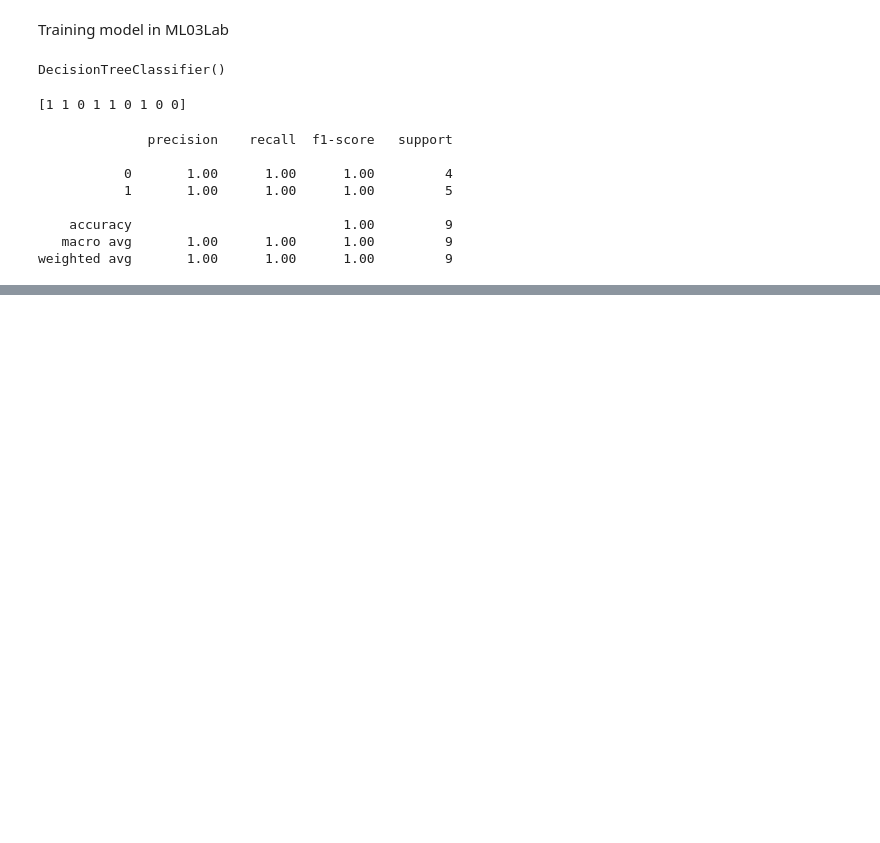
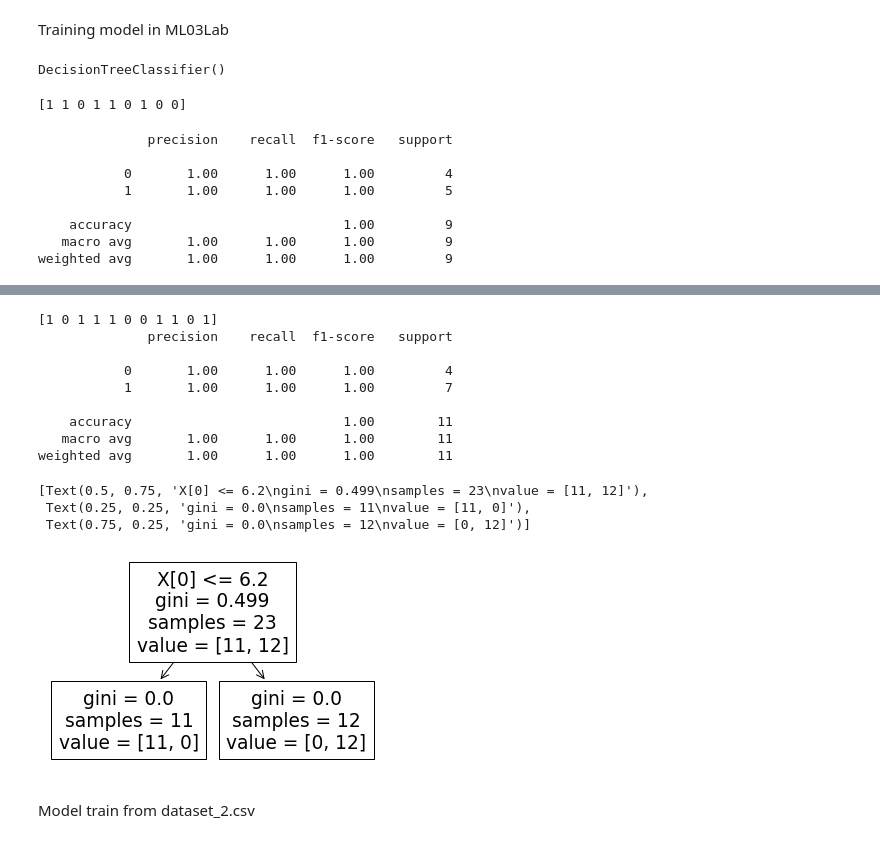
Before and after one commit to An1ndya/IIT-Kharagpur, a Jupyter notebook: ML02_Lab+ML03_Lab.ipynb, the cells around one changed output, grey strips where cells are left out. Saved outputs shown, nothing was run; the diff lists cells and outputs as text; code cells hidden in the pictures; blank space fills up the shorter version.

```diff
--- a/ML02_Lab+ML03_Lab.ipynb
+++ b/ML02_Lab+ML03_Lab.ipynb
@@ -112,0 +121,43 @@ weighted avg       1.00      1.00      1.00         9
+# %%
+
+import pandas as pd
+df=pd.read_csv("./dataset_1_modified.csv")
+df.head()
+#preprocessing
+x=df[['x','y']].to_numpy()
+y=df['label'].to_numpy()
+
+from sklearn.model_selection import train_test_split
+
+X_train, x_test, Y_train, y_test = train_test_split(x,y, test_size=0.3)
+
+from sklearn.tree import DecisionTreeClassifier
+
+classifier = DecisionTreeClassifier()
+
+classifier.fit(X_train, Y_train)
+
+y_pred = classifier.predict(x_test)
+print(y_pred)
+from sklearn.metrics import classification_report
+
+print(classification_report(y_pred,y_test))
+
+from sklearn import tree
+tree.plot_tree(classifier)
+# %% [output]
+[1 0 1 1 1 0 0 1 1 0 1]
+              precision    recall  f1-score   support
+
+           0       1.00      1.00      1.00         4
+           1       1.00      1.00      1.00         7
+
+    accuracy                           1.00        11
+   macro avg       1.00      1.00      1.00        11
+weighted avg       1.00      1.00      1.00        11
+[Text(0.5, 0.75, 'X[0] <= 6.2\ngini = 0.499\nsamples = 23\nvalue = [11, 12]'),
+ Text(0.25, 0.25, 'gini = 0.0\nsamples = 11\nvalue = [11, 0]'),
+ Text(0.75, 0.25, 'gini = 0.0\nsamples = 12\nvalue = [0, 12]')]
+[figure, added]
+# %% [markdown]
+Model train from dataset_2.csv
```
Also changed, not shown: parts of 3 cells of this notebook.
